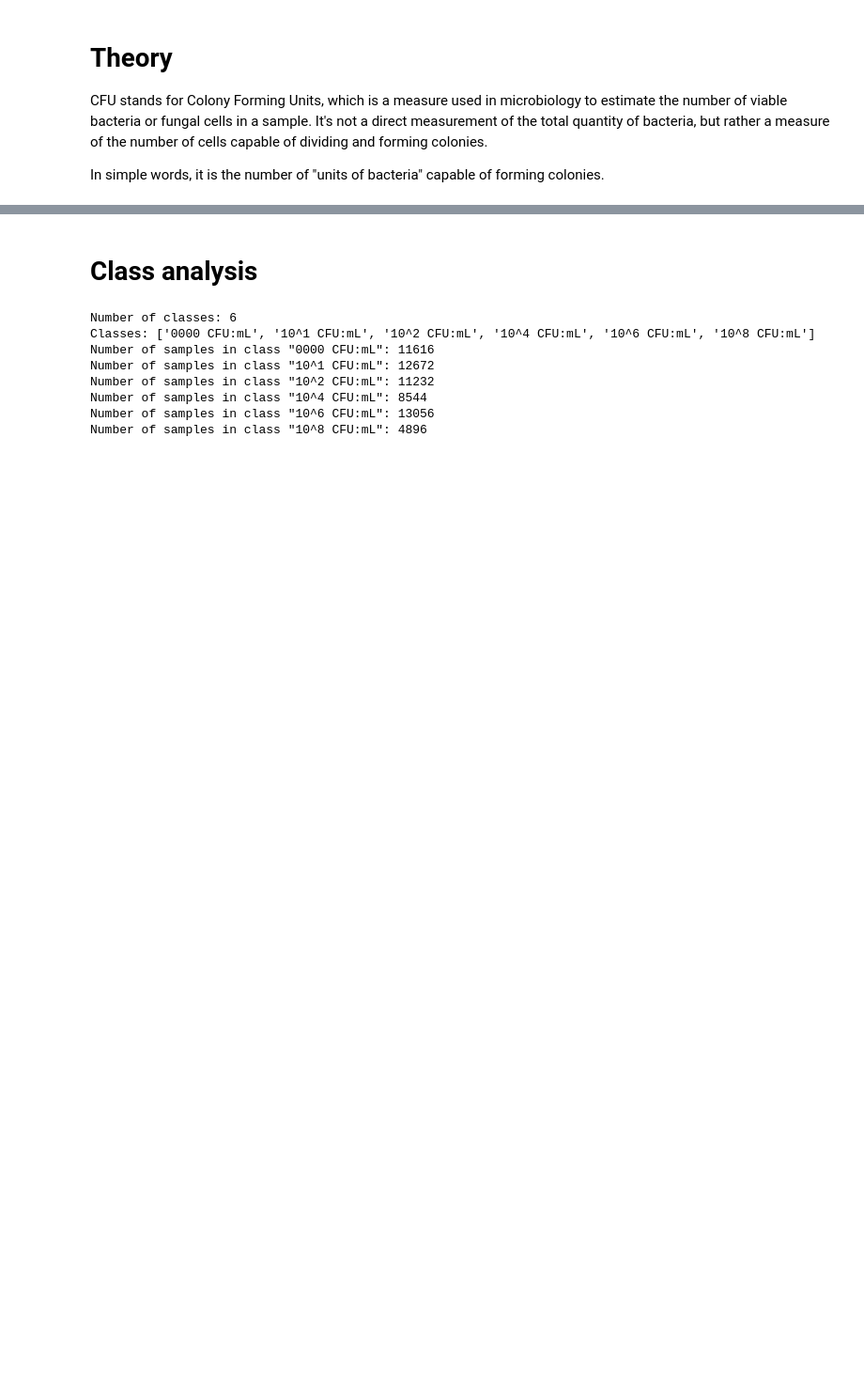
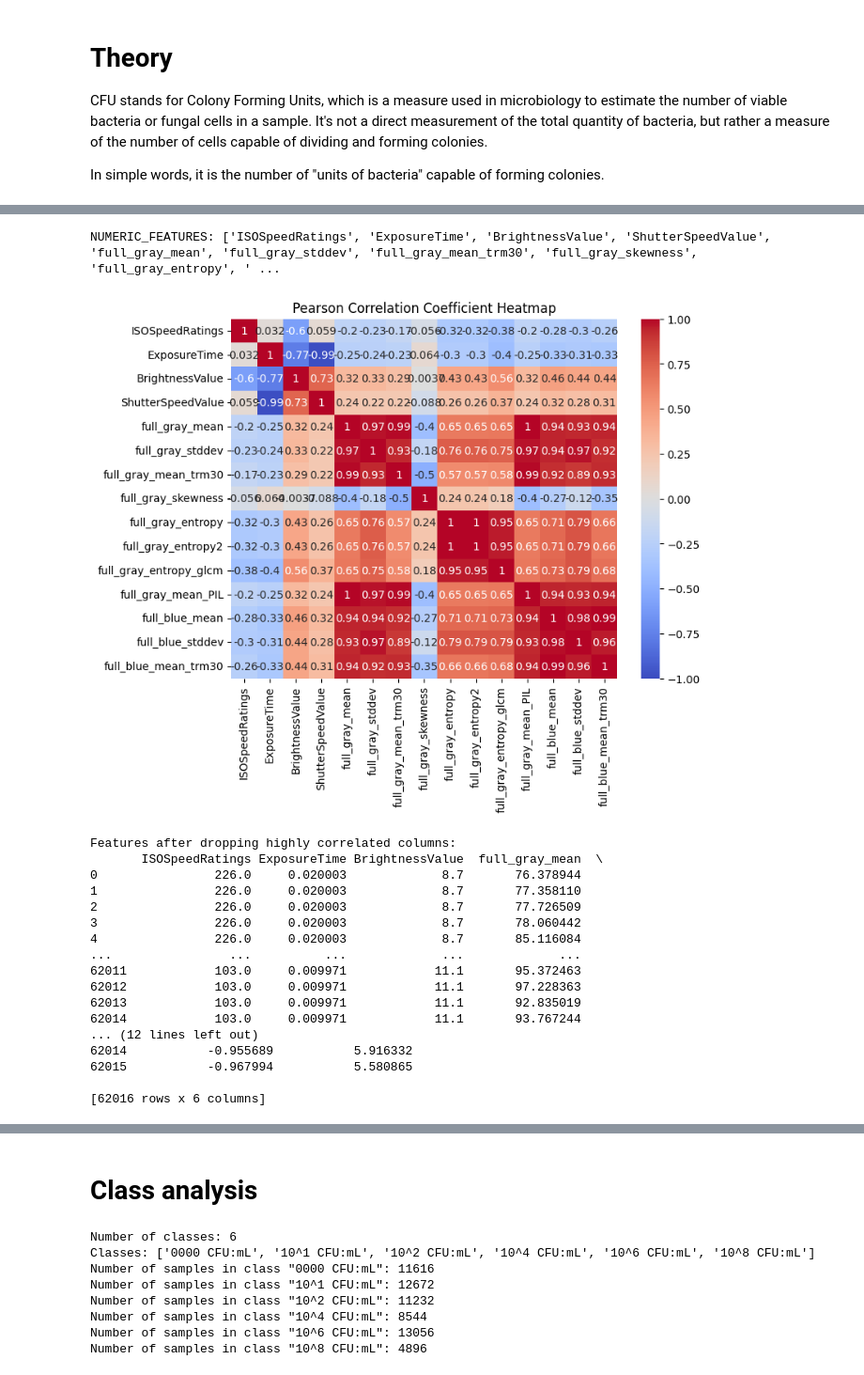
Before and after one commit to Frollamma/progetto-piccialli, a Jupyter notebook: main.ipynb, the cells around one changed output, grey strips where cells are left out. Shown: that part at 94% size. Cells and saved outputs as stored; diff of their text form; code cells hidden in the pictures; blank space fills up the shorter version.

```diff
--- a/main.ipynb
+++ b/main.ipynb
@@ -35,0 +130,61 @@ In simple words, it is the number of "units of bacteria" capable of forming colo
+# %%
+import seaborn as sns
+import matplotlib.pyplot as plt
+
+# Feature selection
+## Pearson correltion coefficient
+print(f"NUMERIC_FEATURES: {NUMERIC_FEATURES}")
+df_num = df[NUMERIC_FEATURES[0:15]]
+
+correlation_matrix = df_num.corr(method='pearson')
+
+# Plot the heatmap
+plt.figure(figsize=(8, 6))
+sns.heatmap(correlation_matrix, annot=True, cmap='coolwarm', vmin=-1, vmax=1)
+plt.title('Pearson Correlation Coefficient Heatmap')
+plt.show()
+
+## Chi Squared
+# Set the correlation threshold
+threshold = 0.8
+
+# Create a mask to identify columns to drop
+to_drop = set()
+for i in range(len(correlation_matrix.columns)):
+    for j in range(i):
+        if abs(correlation_matrix.iloc[i, j]) > threshold:
+            colname = correlation_matrix.columns[i]
+            to_drop.add(colname)
+
+# Drop the identified columns
+df_num_dropped = df_num.drop(columns=to_drop)
+
+# Print the resulting DataFrame
+print("Features after dropping highly correlated columns:")
+print(df_num_dropped)
+
+# Plot the heatmap of the remaining features
+plt.figure(figsize=(8, 6))
+sns.heatmap(df_num_dropped.corr(method='pearson'), annot=True, cmap='coolwarm', vmin=-1, vmax=1)
+plt.title('Pearson Correlation Coefficient Heatmap (Reduced Features)')
+plt.show()
+# %% [output]
+NUMERIC_FEATURES: ['ISOSpeedRatings', 'ExposureTime', 'BrightnessValue', 'ShutterSpeedValue', 'full_gray_mean', 'full_gray_stddev', 'full_gray_mean_trm30', 'full_gray_skewness', 'full_gray_entropy', ' ...
+[figure, added]
+Features after dropping highly correlated columns:
+       ISOSpeedRatings ExposureTime BrightnessValue  full_gray_mean  \
+0                226.0     0.020003             8.7       76.378944
+1                226.0     0.020003             8.7       77.358110
+2                226.0     0.020003             8.7       77.726509
+3                226.0     0.020003             8.7       78.060442
+4                226.0     0.020003             8.7       85.116084
+...                ...          ...             ...             ...
+62011            103.0     0.009971            11.1       95.372463
+62012            103.0     0.009971            11.1       97.228363
+62013            103.0     0.009971            11.1       92.835019
+62014            103.0     0.009971            11.1       93.767244
+... (12 lines left out)
+62014           -0.955689           5.916332
+62015           -0.967994           5.580865
+
+[62016 rows x 6 columns]
```
Also changed, not shown: parts of 18 cells of this notebook, 2 other files.
